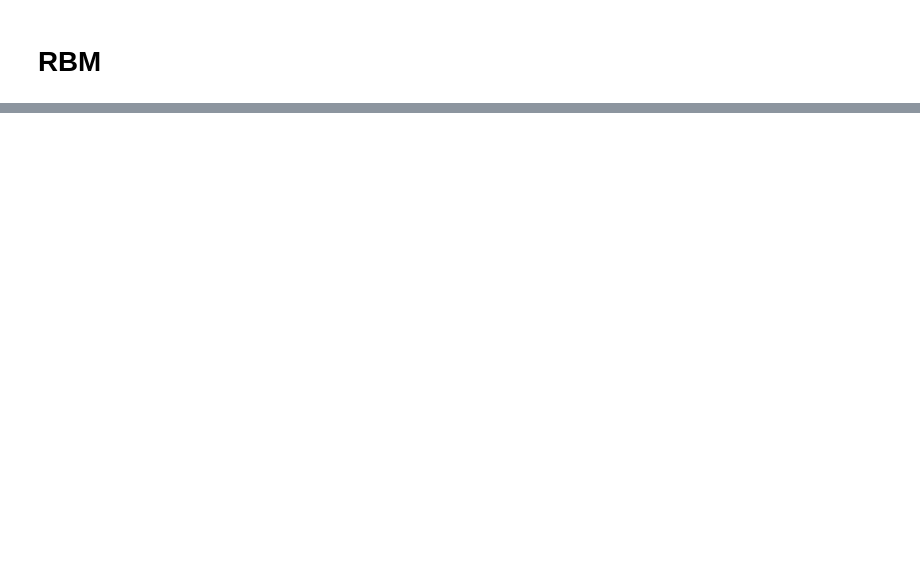
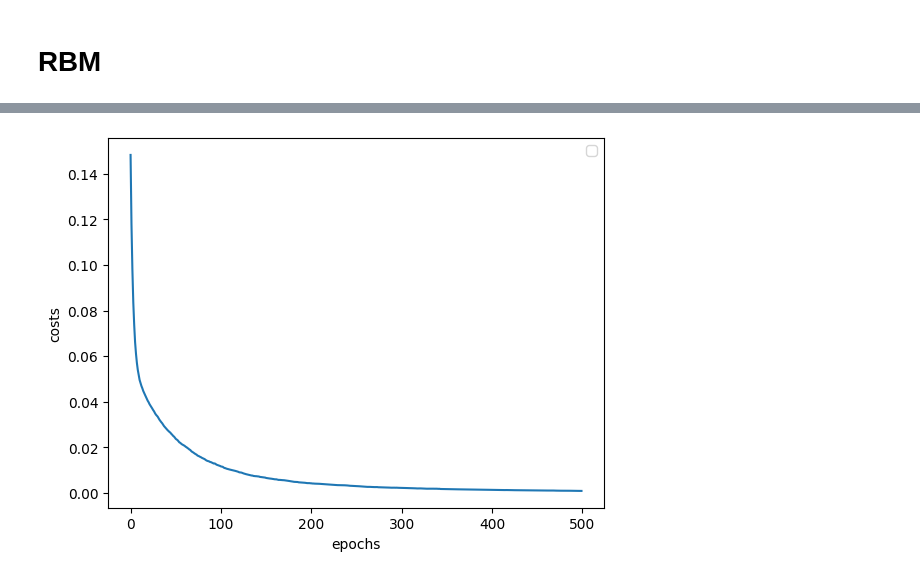
Before and after one commit to halilbayndir/ML_Physics, a Jupyter notebook: Restricted_Boltzmann_Machines.ipynb, the cells around one changed output, grey strips where cells are left out. Saved outputs shown, nothing was run; the diff lists cells and outputs as text; code cells hidden in the pictures; blank space fills up the shorter version.

Commit message:
added_cost_function

```diff
--- a/Restricted_Boltzmann_Machines.ipynb
+++ b/Restricted_Boltzmann_Machines.ipynb
@@ -103,5 +2,0 @@ def train_rbm(data, num_hidden, learning_rate, k, epochs):
-# %%
-seed = 10
-np.random.seed(seed)
-data = np.random.binomial(1, 0.5, size=(1000, 10))
-data
@@ -116,13 +2,0 @@ array([[1, 0, 1, ..., 1, 0, 0],
-# %%
-num_hidden = 5
-learning_rate = 0.1
-k = 1
-epochs = 30
-W, b, a = train_rbm(data, num_hidden, learning_rate, k, epochs)
-
-print("Trained weights:")
-print(W)
-print("Trained visible biases:")
-print(a)
-print("Trained hidden biases:")
-print(b)
@@ -155,0 +97,8 @@ plt.show()
+# %%
+costs = np.array(costs)
+plt.plot(costs)
+plt.xlabel("epochs")
+plt.ylabel("costs")
+plt.legend()
+plt.show()
+# %% [output]
@@ -155,0 +106 @@ plt.show()
+[figure, added]
```
Also changed, not shown: parts of 9 cells of this notebook.
